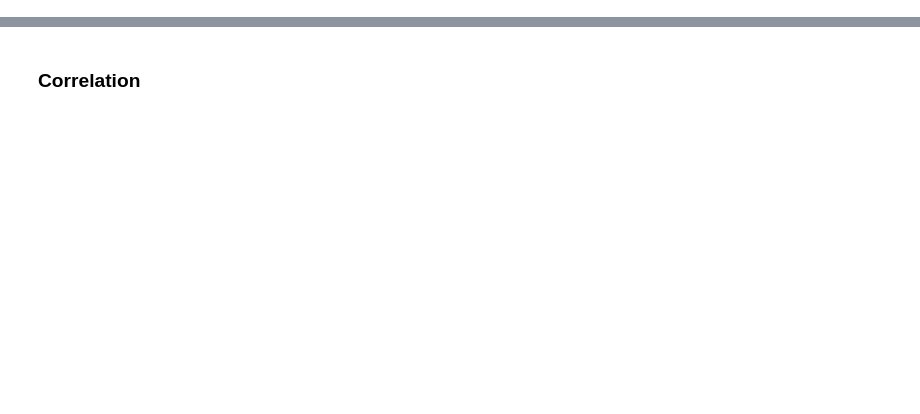
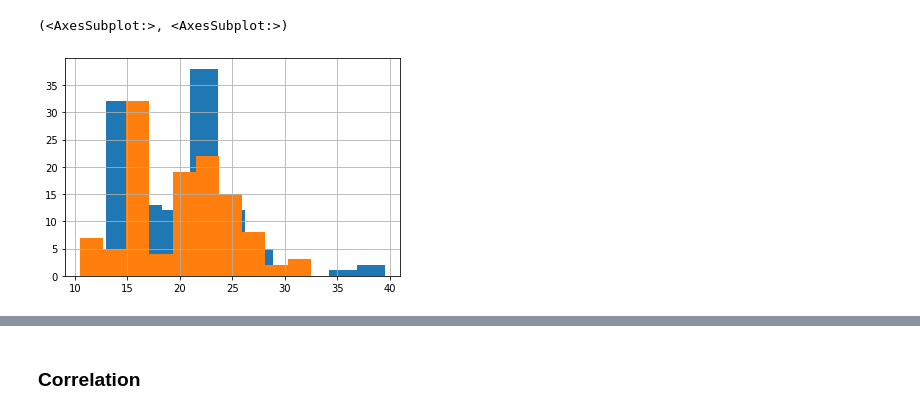
Before and after one commit to JenniferMLewis/statistics-exercises, a Jupyter notebook: hypothesis_testing.ipynb, the cells around one changed output, grey strips where cells are left out. Cells and saved outputs as stored; diff of their text form; code cells hidden in the pictures; blank space fills up the shorter version.

```diff
--- a/hypothesis_testing.ipynb
+++ b/hypothesis_testing.ipynb
@@ -9,0 +68,3 @@ from scipy import stats
+# %%
+mpg = data('mpg')
+mpg.head(), mpg.info()
@@ -9,0 +107,8 @@ from scipy import stats
+# %%
+mpg_2008 = mpg.avg_fuel[mpg.year == 2008]
+mpg_1999 = mpg.avg_fuel[mpg.year == 1999]
+# %%
+mpg_1999.hist(), mpg_2008.hist() # Added these to check how they compare to Harmonic version.
+# %% [output]
+(<AxesSubplot:>, <AxesSubplot:>)
+[figure, added]
```
Also changed, not shown: parts of 88 cells of this notebook.
